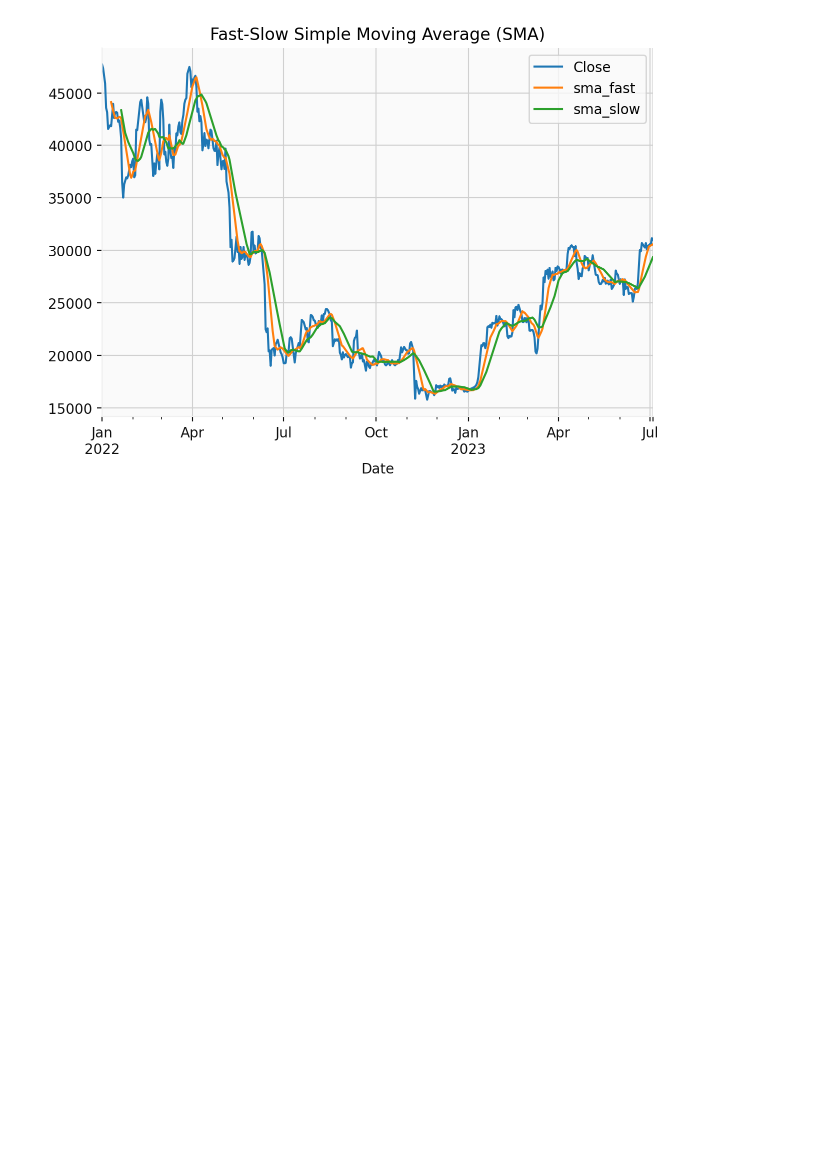
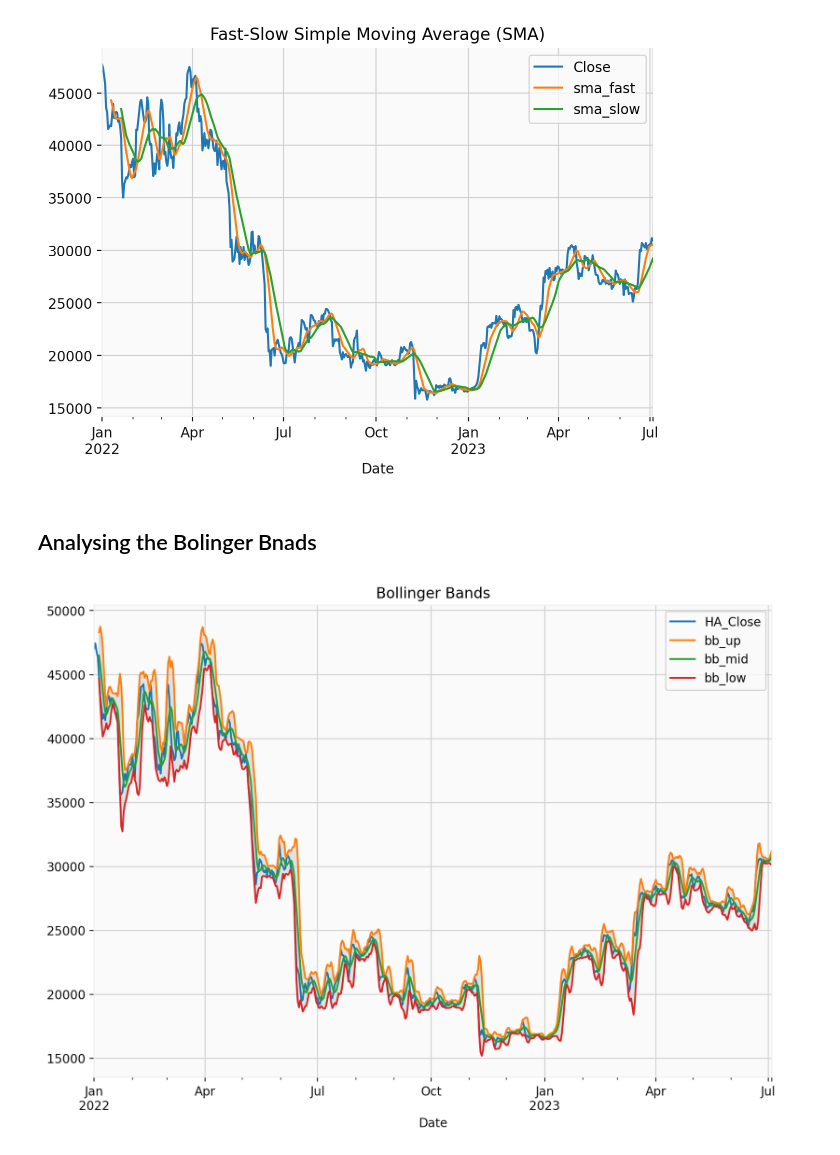
Before and after one commit to AmirGhnbr/technical_analysis_of_stocks, a Jupyter notebook: technical_analysis_of_stocks.ipynb, the cells around one changed output. Saved outputs shown, nothing was run; the diff lists cells and outputs as text; code cells hidden in the pictures; blank space fills up the shorter version.

Commit message:
add rsi macd bolinger bands

```diff
--- a/technical_analysis_of_stocks.ipynb
+++ b/technical_analysis_of_stocks.ipynb
@@ -102,8 +102,8 @@ fig.show()
 # %% [markdown]
 ## Let's calculate the SMA
 # %%
-data['sma_slow'] = talib.SMA(data['Close'], timeperiod=20)
-data['sma_fast'] = talib.SMA(data['Close'], timeperiod=10)
+data['sma_slow'] = talib.SMA(data['HA_Close'], timeperiod=20)
+data['sma_fast'] = talib.SMA(data['HA_Close'], timeperiod=10)
 (
     data[["Close", "sma_fast",'sma_slow']]
     .plot(title="Fast-Slow Simple Moving Average (SMA)")
@@ -113,3 +113,20 @@ sns.despine()
 plt.tight_layout()
 # %% [output]
 [figure]
+# %% [markdown]
+## Analysing the Bolinger Bnads
+# %%
+data['bb_up'], data['bb_mid'], data['bb_low'] = talib.BBANDS(data['HA_Close'])
+
+fig, ax = plt.subplots()
+
+(
+    data.loc[:, ["HA_Close", "bb_up", "bb_mid", "bb_low"]]
+    .plot(ax=ax, title="Bollinger Bands",figsize=(10,7))
+)
+
+ax.fill_between(data.index, data["bb_low"], data["bb_up"],
+                color="gray",
+                alpha=.2);
+# %% [output]
+[figure, added]
```
Also changed, not shown: parts of 11 cells of this notebook.
